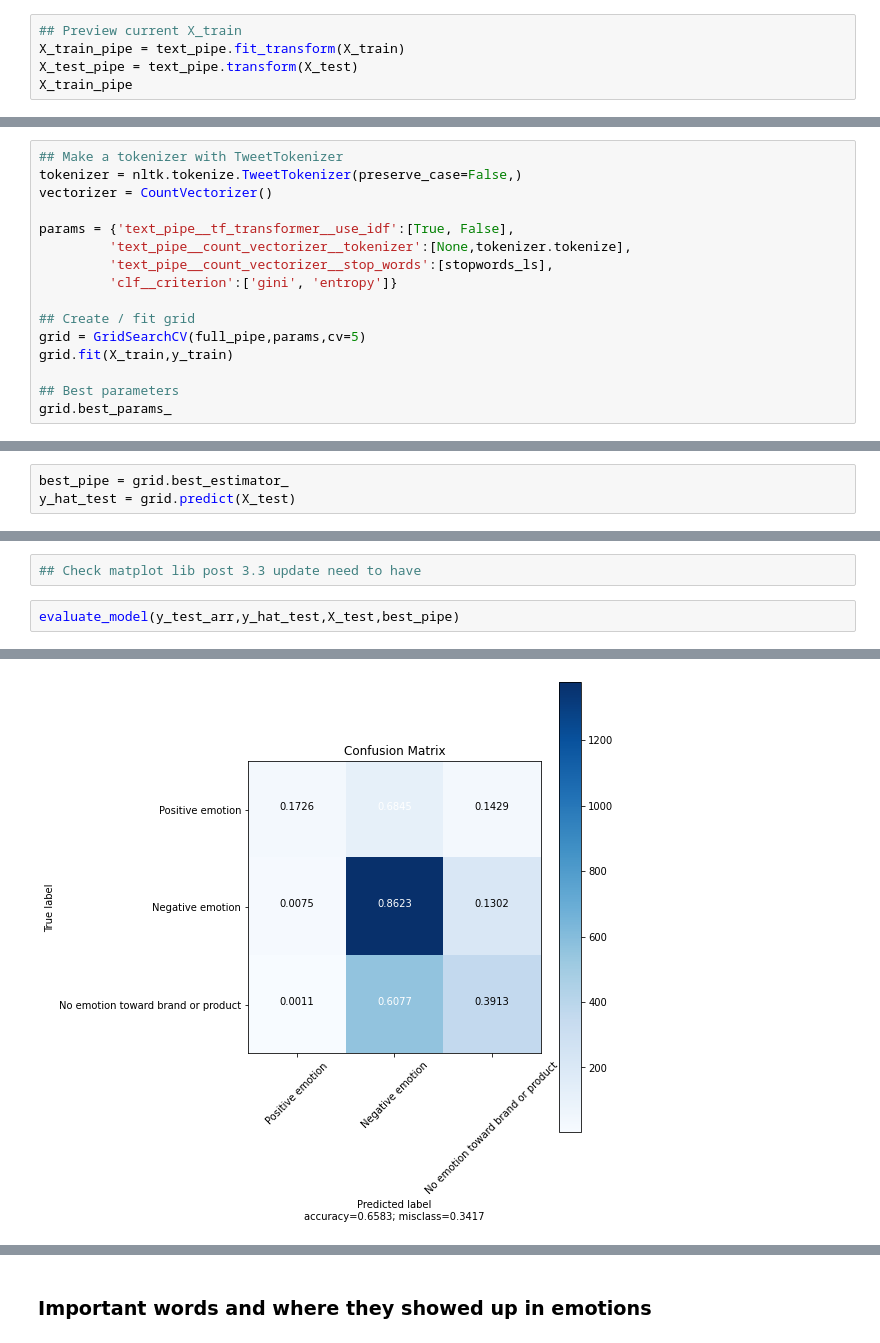
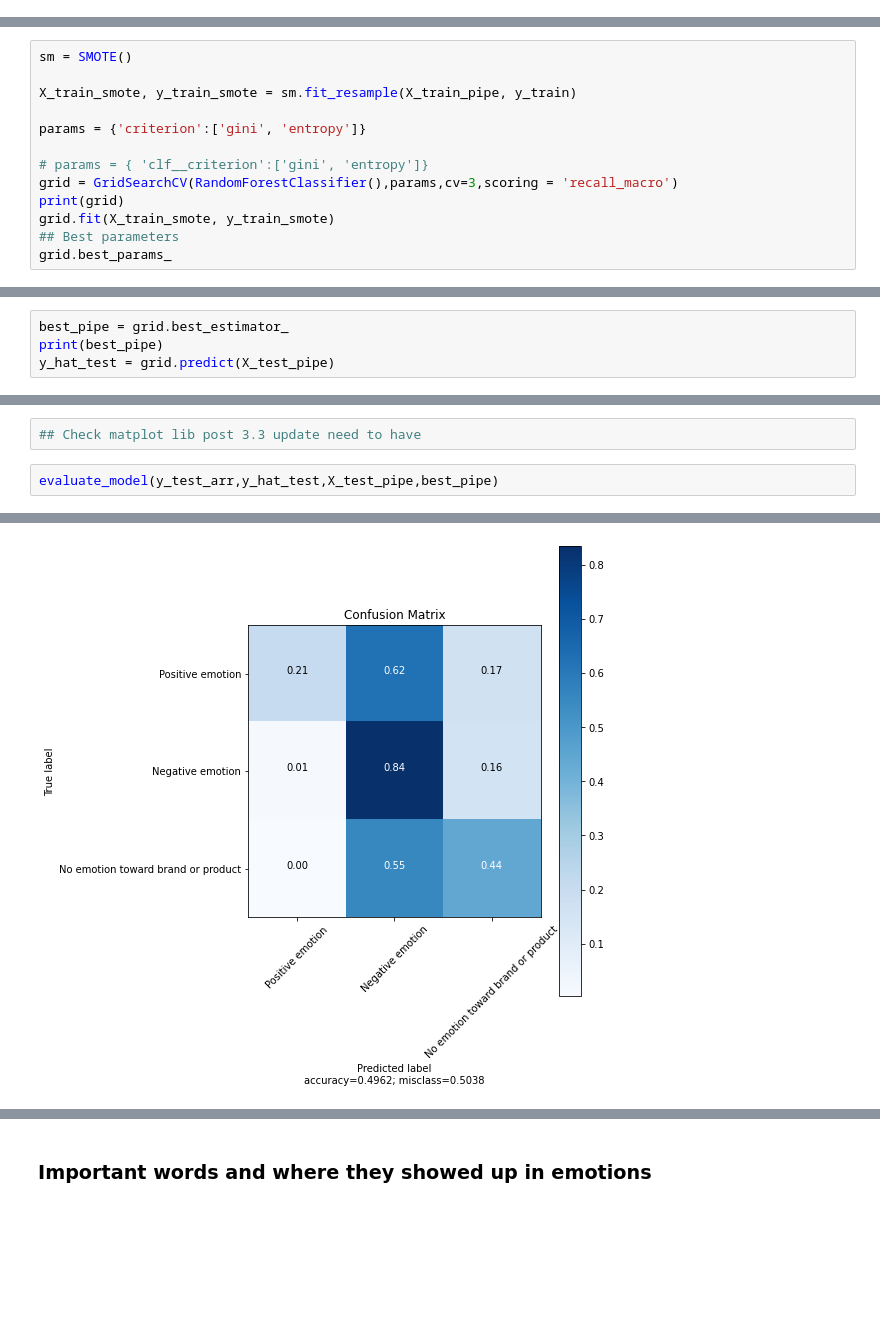
Before and after one commit to jamesbrockb/dsc-mod-4-project-v2-1-onl01-dtsc-pt-041320, a Jupyter notebook: Mod4.ipynb, the cells around one changed output, grey strips where cells are left out. Drawn from its saved outputs; the diff is of its cells as text; blank space fills up the shorter version.

```diff
--- a/Mod4.ipynb
+++ b/Mod4.ipynb
@@ -694,5 +735,0 @@ full_pipe = Pipeline(steps=[
-# %%
-## Preview current X_train
-X_train_pipe = text_pipe.fit_transform(X_train)
-X_test_pipe = text_pipe.transform(X_test)
-X_train_pipe
@@ -701,0 +738,13 @@ X_train_pipe
+# %%
+sm = SMOTE()
+
+X_train_smote, y_train_smote = sm.fit_resample(X_train_pipe, y_train)
+
+params = {'criterion':['gini', 'entropy']}
+
+# params = { 'clf__criterion':['gini', 'entropy']}
+grid = GridSearchCV(RandomForestClassifier(),params,cv=3,scoring = 'recall_macro')
+print(grid)
+grid.fit(X_train_smote, y_train_smote)
+## Best parameters
+grid.best_params_
@@ -718,16 +782,0 @@ len(text_pipe.named_steps['count_vectorizer'].get_feature_names())
-# %%
-## Make a tokenizer with TweetTokenizer
-tokenizer = nltk.tokenize.TweetTokenizer(preserve_case=False,)
-vectorizer = CountVectorizer()
-
-params = {'text_pipe__tf_transformer__use_idf':[True, False],
-         'text_pipe__count_vectorizer__tokenizer':[None,tokenizer.tokenize],
-         'text_pipe__count_vectorizer__stop_words':[stopwords_ls],
-         'clf__criterion':['gini', 'entropy']}
-
-## Create / fit grid
-grid = GridSearchCV(full_pipe,params,cv=5)
-grid.fit(X_train,y_train)
-
-## Best parameters
-grid.best_params_
@@ -752,3 +783,4 @@ grid.best_params_
 # %%
 best_pipe = grid.best_estimator_
-y_hat_test = grid.predict(X_test)
+print(best_pipe)
+y_hat_test = grid.predict(X_test_pipe)
@@ -757,7 +791,7 @@ features = best_pipe.named_steps['text_pipe'].named_steps['count_vectorizer'].ge
 # %%
 ## Check matplot lib post 3.3 update need to have
 # %%
-evaluate_model(y_test_arr,y_hat_test,X_test,best_pipe)
+evaluate_model(y_test_arr,y_hat_test,X_test_pipe,best_pipe)
 # %% [output]
                                     precision    recall  f1-score   support
 
@@ -771 +805 @@ No emotion toward brand or product       0.61      0.39      0.48       915
-[figure, old version]
+[figure, new version]
```
Also changed, not shown: parts of 45 cells of this notebook.
